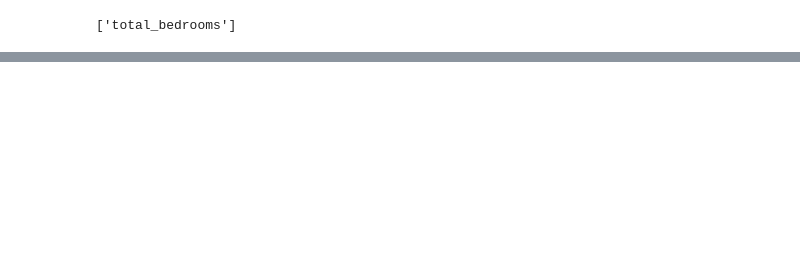
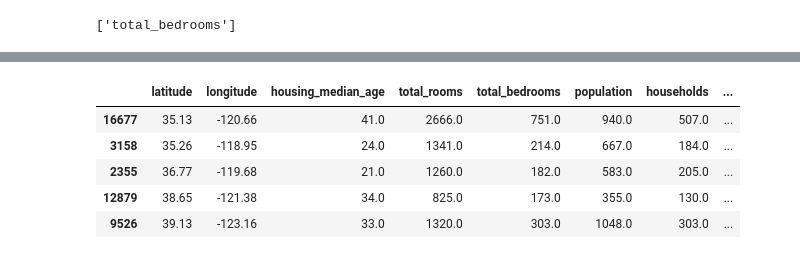
Before and after one commit to kevmo/ml-demos, a Jupyter notebook: Regression.ipynb, the cells around one changed output, grey strips where cells are left out. Cells and saved outputs as stored; diff of their text form; code cells hidden in the pictures; blank space fills up the shorter version.

```diff
--- a/Regression.ipynb
+++ b/Regression.ipynb
@@ -95,0 +108,27 @@ print(missing_data_columns)
+# %%
+from sklearn.model_selection import train_test_split
+import numpy as np
+
+
+# 1. SHUFFLE DATA
+
+df_shuffled = df_filtered.sample(frac=1, random_state=42)
+
+# 2. SPLIT DATA
+
+train, temp = train_test_split(df_shuffled, test_size=0.4, random_state=42)
+val, test = train_test_split(temp, test_size=0.5, random_state=42)
+
+# 3. TRANSFORM DATA
+train['median_house_value'] = np.log1p(train['median_house_value'])
+val['median_house_value'] = np.log1p(val['median_house_value'])
+test['median_house_value'] = np.log1p(test['median_house_value'])
+# %%
+train.head()
+# %% [output]
+|  | latitude | longitude | housing_median_age | total_rooms | total_bedrooms | population | households | ... |
+| 16677 | 35.13 | -120.66 | 41.0 | 2666.0 | 751.0 | 940.0 | 507.0 | ... |
+| 3158 | 35.26 | -118.95 | 24.0 | 1341.0 | 214.0 | 667.0 | 184.0 | ... |
+| 2355 | 36.77 | -119.68 | 21.0 | 1260.0 | 182.0 | 583.0 | 205.0 | ... |
+| 12879 | 38.65 | -121.38 | 34.0 | 825.0 | 173.0 | 355.0 | 130.0 | ... |
+| 9526 | 39.13 | -123.16 | 33.0 | 1320.0 | 303.0 | 1048.0 | 303.0 | ... |
```
Also changed, not shown: parts of 9 cells of this notebook.
